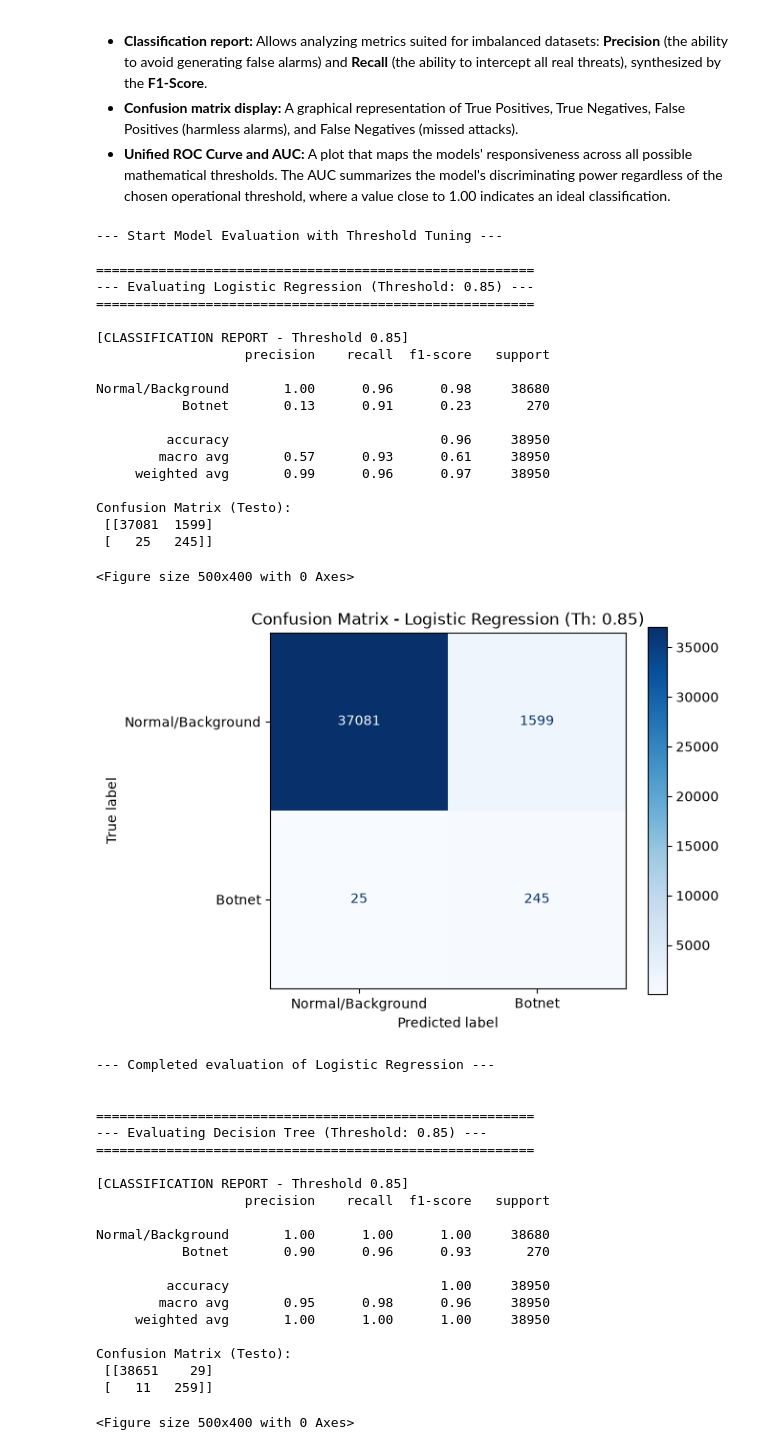
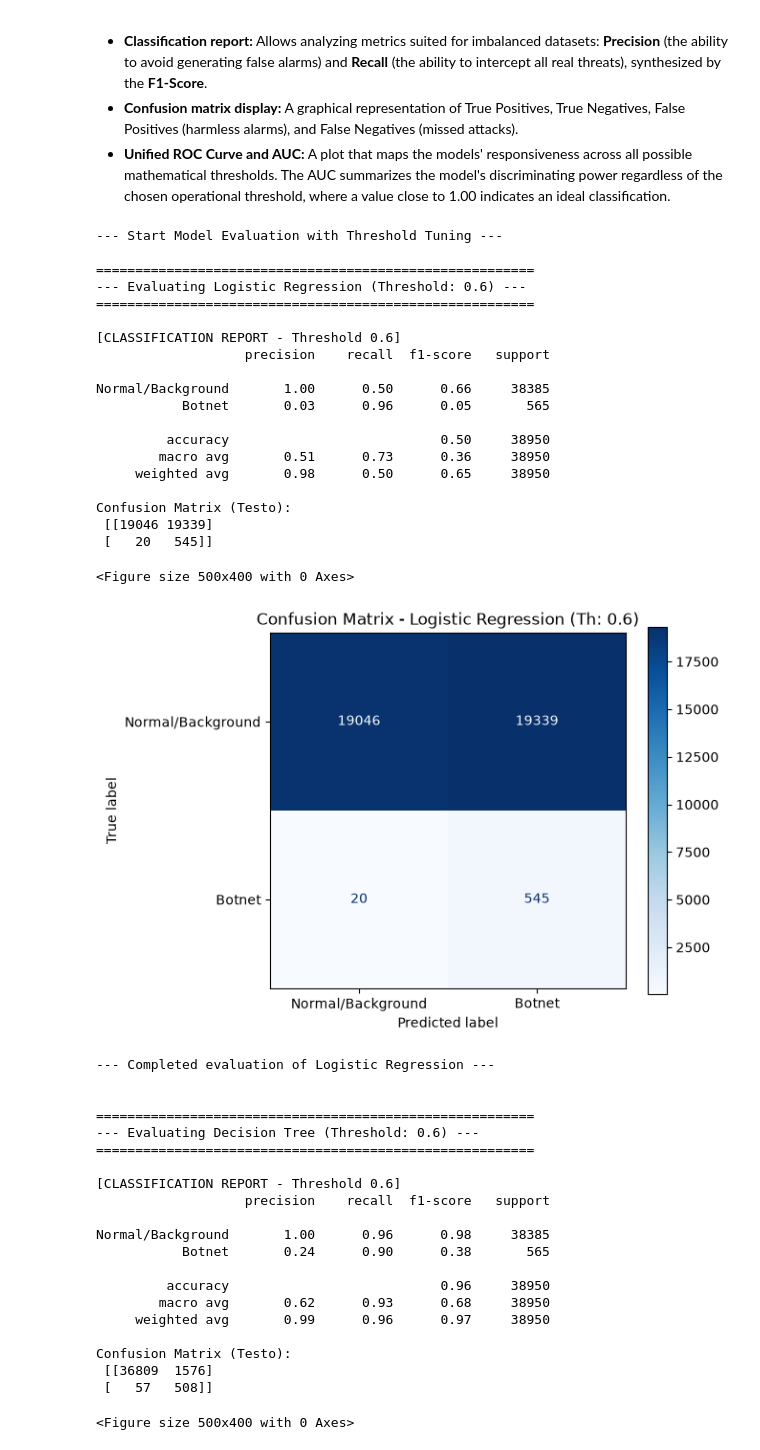
Before and after one commit to andco95/AI4C-25-26, a Jupyter notebook: notebooks/AI4C_Project.ipynb, the cells around one changed output. Cells and saved outputs as stored; diff of their text form; code cells hidden in the pictures.

```diff
--- a/notebooks/AI4C_Project.ipynb
+++ b/notebooks/AI4C_Project.ipynb
@@ -289,5 +332,7 @@ The dataset is split according to the Hold-Out method (70% Train, 30% Test). A s
 # %%
-X_train, X_test, y_train, y_test = train_test_split(X, y, test_size=0.3, random_state=43, stratify=y)
+split_idx = int(len(df) * 0.7)
+X_train, X_test = X.iloc[:split_idx], X.iloc[split_idx:]
+y_train, y_test = y.iloc[:split_idx], y.iloc[split_idx:]
 
 print(f"[Train/Test Split]: Train Dimensions: {X_train.shape[0]}, Test Dimensions: {X_test.shape[0]}")
 # %% [output]
@@ -350,7 +395,7 @@ print("-> Logistic regression trained.")
 Builds a decision tree by performing sharp splits on the features (e.g., `if Dport_Clean <= 1024` or `if Dport_Clean == 6667`). It natively handles non-linear data and ports mapped as integers, but it is prone to overfitting on background noise.
 # %%
 print("\n[Model 2] Decision Tree Training ---")
-model_dt = DecisionTreeClassifier(max_depth=None, min_samples_split=5, class_weight='balanced', random_state=42)
+model_dt = DecisionTreeClassifier(max_depth=12, min_samples_split=10, random_state=42)
 model_dt.fit(X_train_resampled, y_train_resampled)
 print("-> Decision Tree trained.")
 # %% [output]
@@ -362,9 +407,7 @@ Builds an ensemble architecture of 200 independent decision trees trained on dif
 This method drastically mitigates the variance and overfitting of a single tree, ensuring computational stability and high precision.
 # %%
 print("\n --- [Model 3] Random Forest Training ---")
-#create a "forest" of 100 different decision trees that vote by majority vote
-model_rf = RandomForestClassifier(n_estimators=200, max_depth=None, min_samples_split=5,class_weight='balanced', random_state=42, n_jobs=-1)
-
+model_rf = RandomForestClassifier(n_estimators=300, max_depth=25, min_samples_split=10, random_state=42, n_jobs=-1)
 model_rf.fit(X_train_resampled, y_train_resampled)
 print("-> Random forest trained.")
 # %% [output]
@@ -393,7 +436,7 @@ models = {
 }
 
 #threshold definition
-custom_threshold = 0.85
+custom_threshold = 0.60
 
 #ROC data dictionary
 roc_data_storage = {}
@@ -450,61 +493,61 @@ for name, data in roc_data_storage.items():
     plt.plot(data["fpr"], data["tpr"], lw=2, label=f'{name} (AUC = {data["auc"]:.4f})')
 
 
 
 plt.plot([0, 1], [0, 1], color='navy', lw=2, linestyle='--', label='Random Guess (AUC = 0.50)')
 plt.xlim([0.0, 1.0])
 plt.ylim([0.0, 1.05])
 plt.xlabel('False Positive Rate')
 plt.ylabel('True Positive Rate')
 plt.title('Receiver Operating Characteristic (ROC) Curve - Botnet Detection')
 plt.legend(loc="lower right")
 plt.grid(True, alpha=0.3)
 plt.tight_layout()
 
 #final unified ROC curve display
 plt.show()
 
 print("--- Completed: Evaluation successfully finished! ---")
 # %% [output]
 --- Start Model Evaluation with Threshold Tuning ---
 
 ========================================================
---- Evaluating Logistic Regression (Threshold: 0.85) ---
+--- Evaluating Logistic Regression (Threshold: 0.6) ---
 ========================================================
 
-[CLASSIFICATION REPORT - Threshold 0.85]
+[CLASSIFICATION REPORT - Threshold 0.6]
                    precision    recall  f1-score   support
 
-Normal/Background       1.00      0.96      0.98     38680
-           Botnet       0.13      0.91      0.23       270
+Normal/Background       1.00      0.50      0.66     38385
+           Botnet       0.03      0.96      0.05       565
 
-         accuracy                           0.96     38950
-        macro avg       0.57      0.93      0.61     38950
-     weighted avg       0.99      0.96      0.97     38950
+         accuracy                           0.50     38950
+        macro avg       0.51      0.73      0.36     38950
+     weighted avg       0.98      0.50      0.65     38950
 
 Confusion Matrix (Testo):
- [[37081  1599]
- [   25   245]]
+ [[19046 19339]
+ [   20   545]]
 <Figure size 500x400 with 0 Axes>
-[figure, old version]
+[figure, new version]
 --- Completed evaluation of Logistic Regression ---
 
 
 ========================================================
---- Evaluating Decision Tree (Threshold: 0.85) ---
+--- Evaluating Decision Tree (Threshold: 0.6) ---
 ========================================================
 
-[CLASSIFICATION REPORT - Threshold 0.85]
+[CLASSIFICATION REPORT - Threshold 0.6]
                    precision    recall  f1-score   support
 
-Normal/Background       1.00      1.00      1.00     38680
-           Botnet       0.90      0.96      0.93       270
+Normal/Background       1.00      0.96      0.98     38385
+           Botnet       0.24      0.90      0.38       565
 
-         accuracy                           1.00     38950
-        macro avg       0.95      0.98      0.96     38950
-     weighted avg       1.00      1.00      1.00     38950
+         accuracy                           0.96     38950
+        macro avg       0.62      0.93      0.68     38950
+     weighted avg       0.99      0.96      0.97     38950
 
 Confusion Matrix (Testo):
- [[38651    29]
- [   11   259]]
+ [[36809  1576]
+ [   57   508]]
 <Figure size 500x400 with 0 Axes>
```
Also changed, not shown: parts of 10 cells of this notebook.
